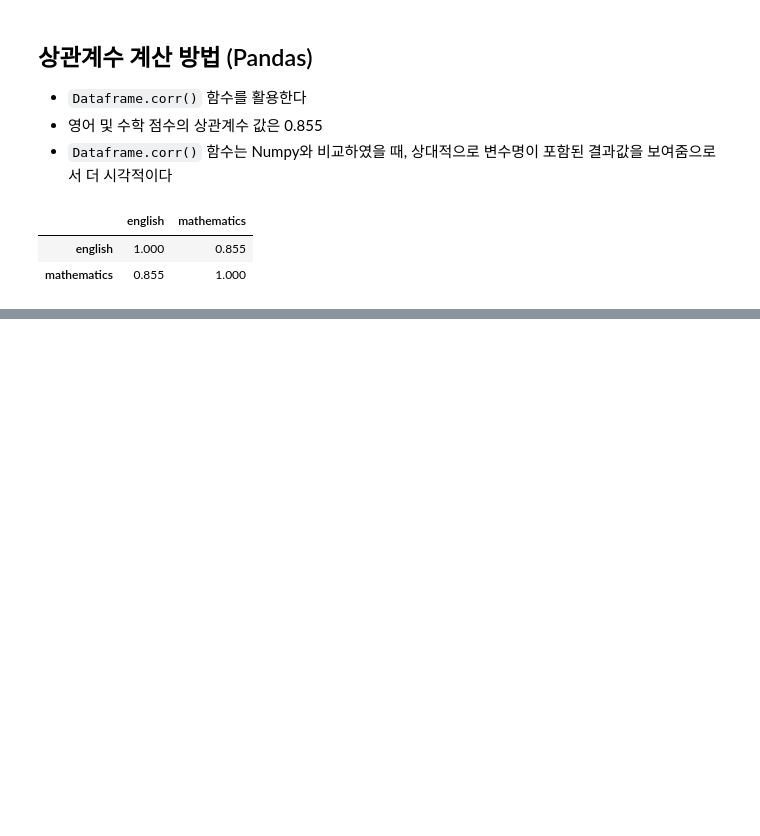
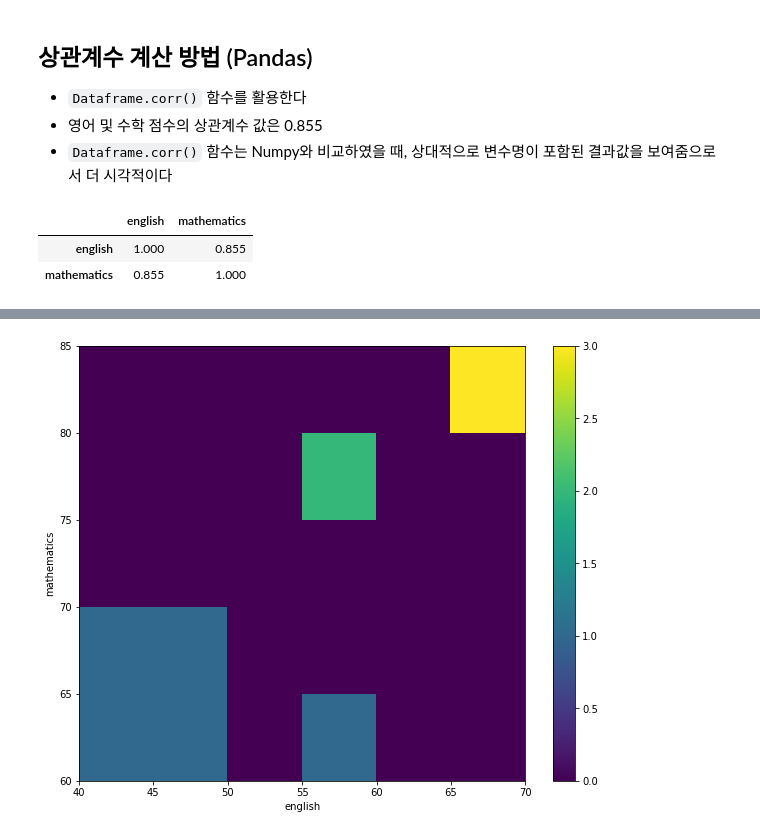
Before and after one commit to Zamoca42/TIL, a Jupyter notebook: math/2D_data_analysis.ipynb, the cells around one changed output, grey strips where cells are left out. Drawn from its saved outputs; the diff is of its cells as text; code cells hidden in the pictures; blank space fills up the shorter version.

```diff
--- a/math/2D_data_analysis.ipynb
+++ b/math/2D_data_analysis.ipynb
@@ -190,0 +259,18 @@ scores_df.corr()
+# %%
+fig = plt.figure(figsize=(10,8))
+ax = fig.add_subplot(1, 1, 1)
+
+c = ax.hist2d(
+    scores_df['english'], scores_df['mathematics'],
+    bins=[6,5], range=[(40,70), (60, 85)]
+)
+ax.set_xlabel('english')
+ax.set_ylabel('mathematics')
+ax.set_xticks(c[1])
+ax.set_yticks(c[2])
+
+# 컬러 바 표시
+fig.colorbar(c[3], ax=ax)
+plt.show()
+# %% [output]
+[figure, added]
```
Also changed, not shown: parts of 25 cells of this notebook.
